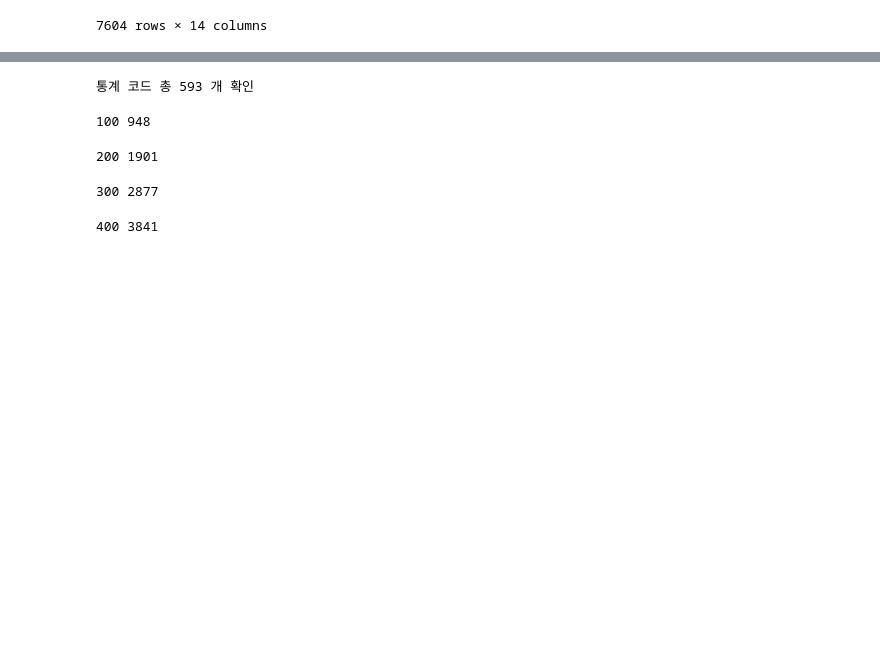
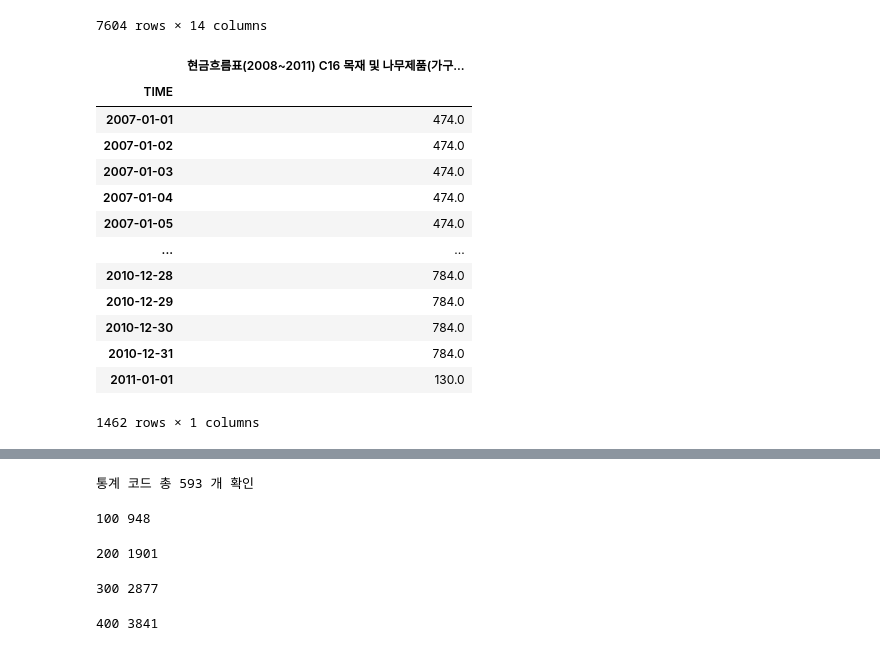
Before and after one commit to jmlee8939/ecos_api_loader, a Jupyter notebook: package_test.ipynb, the cells around one changed output, grey strips where cells are left out. Saved outputs shown, nothing was run; the diff lists cells and outputs as text; code cells hidden in the pictures; blank space fills up the shorter version.

```diff
--- a/package_test.ipynb
+++ b/package_test.ipynb
@@ -113,4 +113,21 @@ client.stat_search_index(5310)
 | 7602 | 802Y001 | 1.5.1.1. 주식시장(일) | 0001000 | KOSPI지수 | None | None | None | None | ... |
 | 7603 | 802Y001 | 1.5.1.1. 주식시장(일) | 0001000 | KOSPI지수 | None | None | None | None | ... |
 7604 rows × 14 columns
+# %%
+client.stat_search_indexes([540])
+# %% [output]
+|  | 현금흐름표(2008~2011) C16 목재 및 나무제품(가구... |
+| TIME |  |
+| 2007-01-01 | 474.0 |
+| 2007-01-02 | 474.0 |
+| 2007-01-03 | 474.0 |
+| 2007-01-04 | 474.0 |
+| 2007-01-05 | 474.0 |
+| ... | ... |
+| 2010-12-28 | 784.0 |
+| 2010-12-29 | 784.0 |
+| 2010-12-30 | 784.0 |
+| 2010-12-31 | 784.0 |
+| 2011-01-01 | 130.0 |
+1462 rows × 1 columns
 # %%
```
Also changed, not shown: parts of 3 cells of this notebook, 3 other files.
